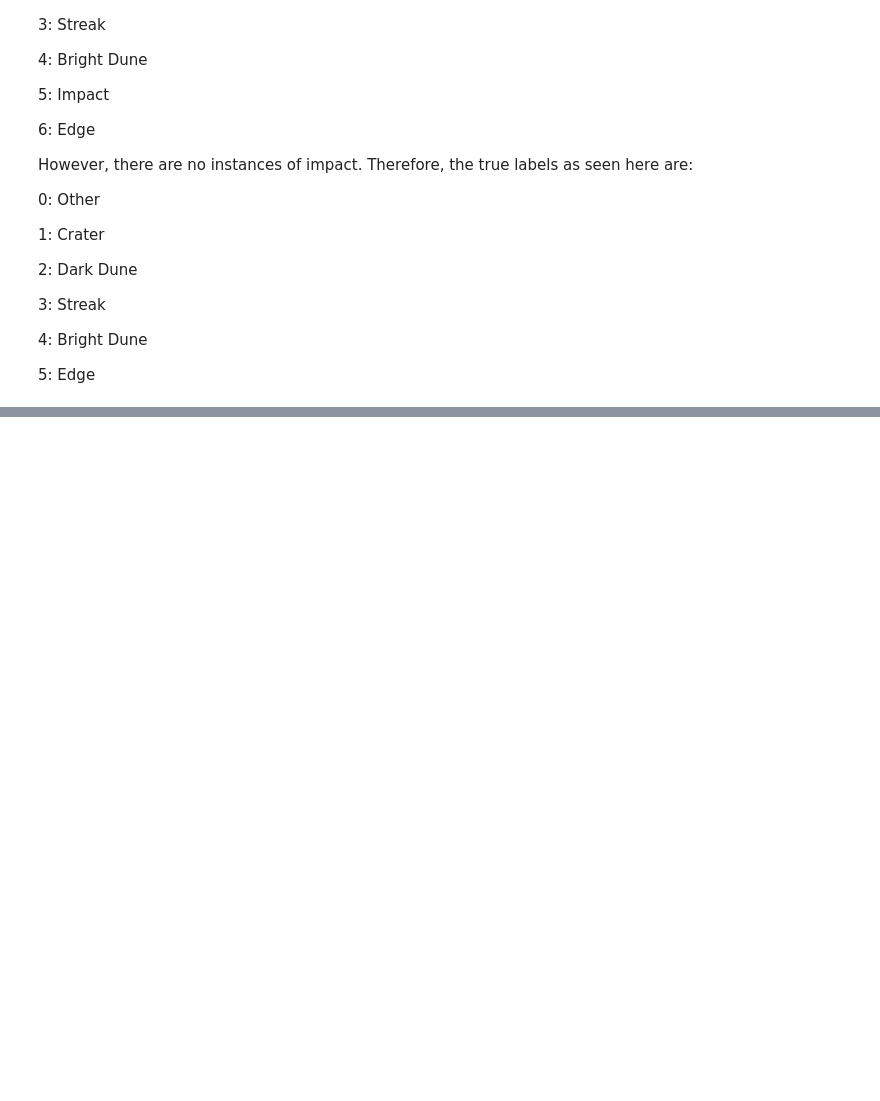
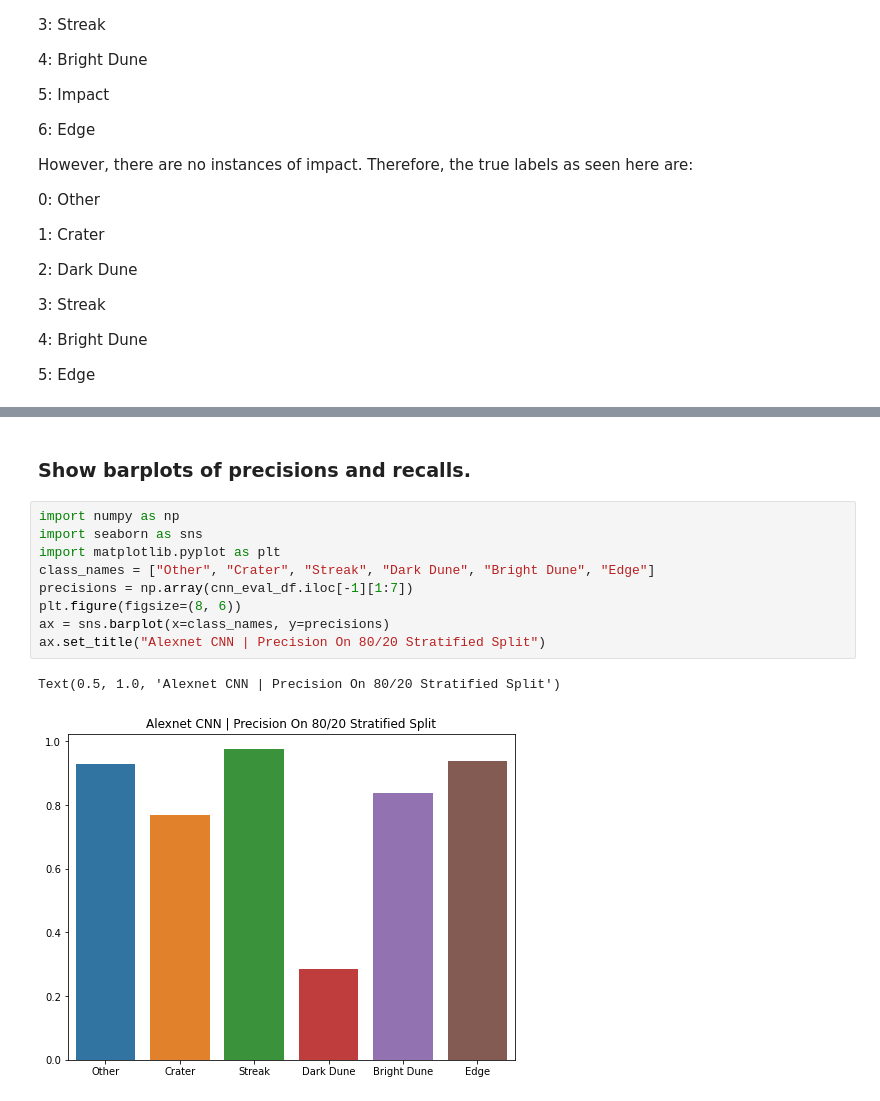
Before and after one commit to mars-vision/marsvision, a Jupyter notebook: Prototyping/Notebooks/AlexNet Evaluation 3-28.ipynb, the cells around one changed output, grey strips where cells are left out. Cells and saved outputs as stored; diff of their text form; blank space fills up the shorter version.

```diff
--- a/Prototyping/Notebooks/AlexNet Evaluation 3-28.ipynb
+++ b/Prototyping/Notebooks/AlexNet Evaluation 3-28.ipynb
@@ -96,0 +96,14 @@ Name: 599, dtype: float64
+# %% [markdown]
+### Show barplots of precisions and recalls.
+# %%
+import numpy as np
+import seaborn as sns
+import matplotlib.pyplot as plt
+class_names = ["Other", "Crater", "Streak", "Dark Dune", "Bright Dune", "Edge"]
+precisions = np.array(cnn_eval_df.iloc[-1][1:7])
+plt.figure(figsize=(8, 6))
+ax = sns.barplot(x=class_names, y=precisions)
+ax.set_title("Alexnet CNN | Precision On 80/20 Stratified Split")
+# %% [output]
+Text(0.5, 1.0, 'Alexnet CNN | Precision On 80/20 Stratified Split')
+[figure, added]
```
Also changed, not shown: parts of 11 cells of this notebook, 2 other files.
